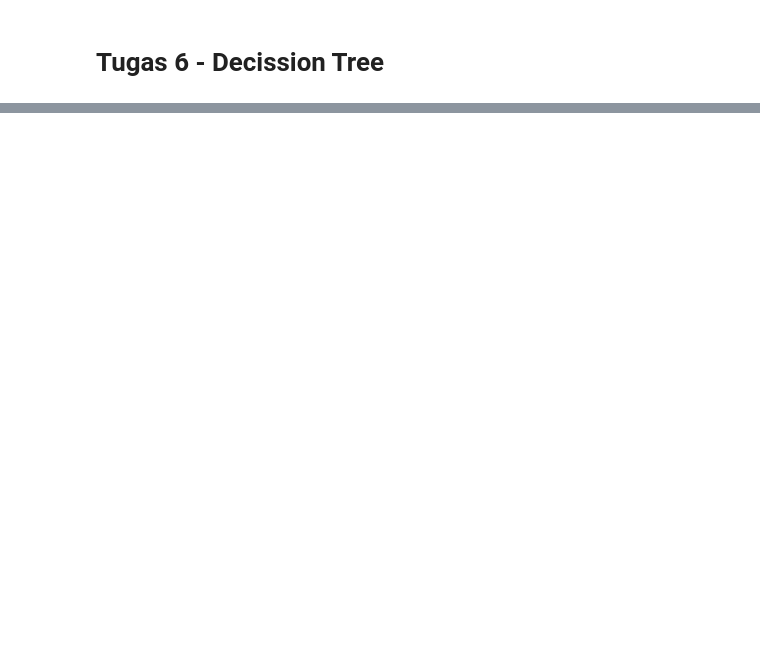
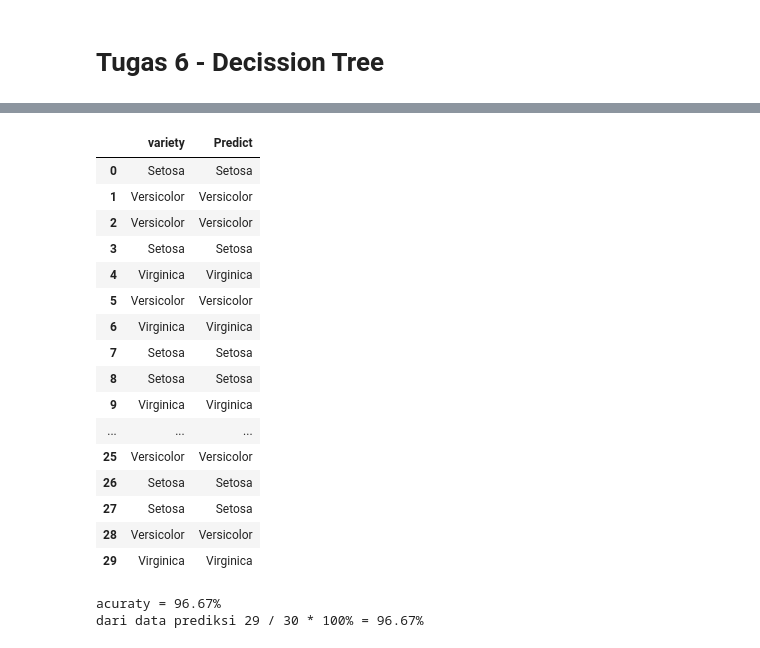
Before and after one commit to Fiqry-Wahyu-Diky/datamining, a Jupyter notebook: _sources/Tugas 6.ipynb, the cells around one changed output, grey strips where cells are left out. Saved outputs shown, nothing was run; the diff lists cells and outputs as text; code cells hidden in the pictures; blank space fills up the shorter version.

```diff
--- a/_sources/Tugas 6.ipynb
+++ b/_sources/Tugas 6.ipynb
@@ -132,0 +42,11 @@ model accuracy score on totally unseen data(Xtest) is: 97.77777777777777 %
+# %%
+X = iris.iloc[:,:-1]
+y = iris.iloc[:, -1]
+# %%
+# splitting the data into training and test sets (80:20)
+from sklearn.model_selection import train_test_split
+X_train,X_test,y_train,y_test = train_test_split(X,y,test_size=0.2,random_state=1)
+# %%
+from sklearn.tree import DecisionTreeClassifier, export_graphviz
+d3 = DecisionTreeClassifier()
+d3.fit(X_train, y_train)
@@ -132,0 +63,3 @@ model accuracy score on totally unseen data(Xtest) is: 97.77777777777777 %
+# %%
+y_predic = d3.predict(X_test)
+y_predic
@@ -132,0 +74,21 @@ model accuracy score on totally unseen data(Xtest) is: 97.77777777777777 %
+# %%
+data_predic = pd.concat([pd.DataFrame(y_test).reset_index(drop=True), pd.DataFrame(y_predic, columns=["Predict"]).reset_index(drop=True)], axis=1)
+data_predic
+# %% [output]
+|  | variety | Predict |
+| 0 | Setosa | Setosa |
+| 1 | Versicolor | Versicolor |
+| 2 | Versicolor | Versicolor |
+| 3 | Setosa | Setosa |
+| 4 | Virginica | Virginica |
+| 5 | Versicolor | Versicolor |
+| 6 | Virginica | Virginica |
+| 7 | Setosa | Setosa |
+| 8 | Setosa | Setosa |
+| 9 | Virginica | Virginica |
+| ... | ... | ... |
+| 25 | Versicolor | Versicolor |
+| 26 | Setosa | Setosa |
+| 27 | Setosa | Setosa |
+| 28 | Versicolor | Versicolor |
+| 29 | Virginica | Virginica |
@@ -132,0 +97,7 @@ model accuracy score on totally unseen data(Xtest) is: 97.77777777777777 %
+# %%
+from sklearn.metrics import accuracy_score
+print(f'acuraty = {"{:,.2f}".format(accuracy_score(y_test, y_predic)*100)}%')
+print(f'dari data prediksi {correct.shape[0]} / {data_predic.shape[0]} * 100% = {"{:,.2f}".format((correct.shape[0]) / (data_predic.shape[0]) * 100)}%' )
+# %% [output]
+acuraty = 96.67%
+dari data prediksi 29 / 30 * 100% = 96.67%
```
Also changed, not shown: parts of 16 cells of this notebook, 24 other files.
